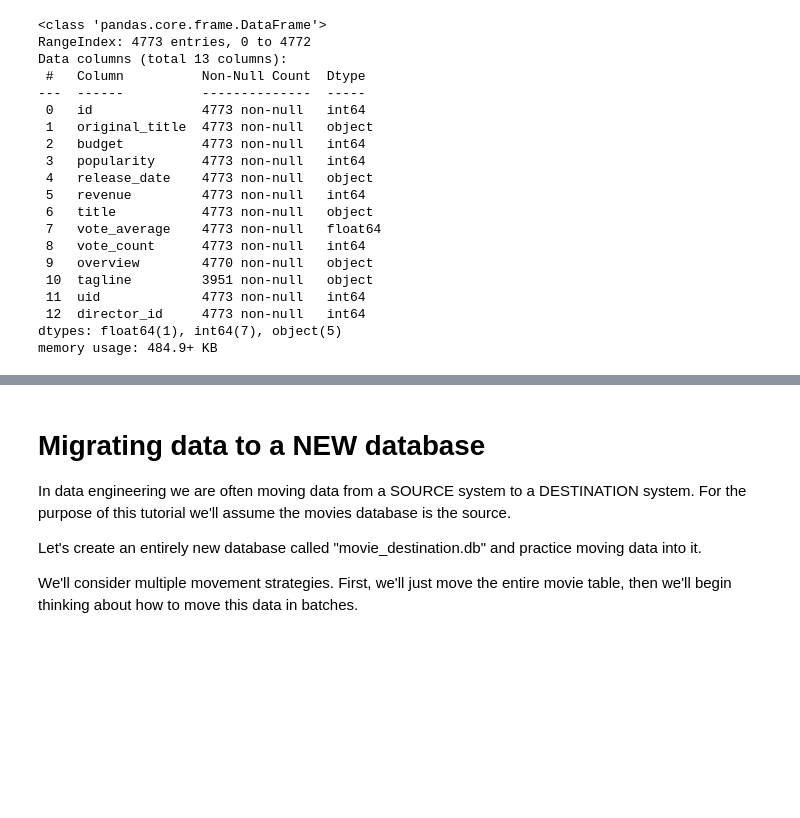
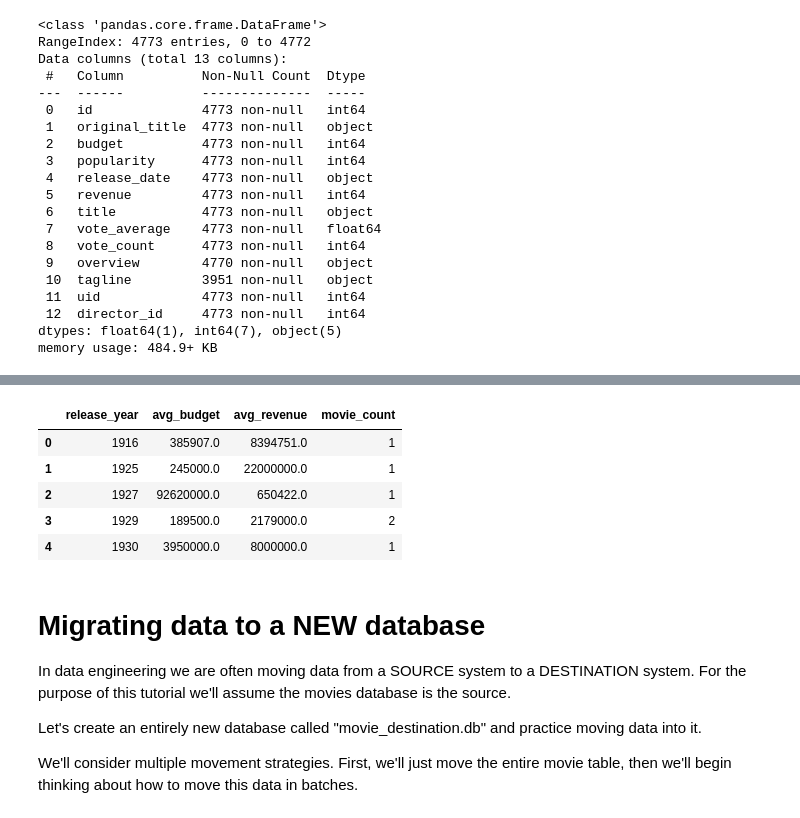
Before and after one commit to matthewpecsok/data_engineering, a Jupyter notebook: tutorials/de_tutorial_2.ipynb, the cells around one changed output, grey strips where cells are left out. Drawn from its saved outputs; the diff is of its cells as text; code cells hidden in the pictures; blank space fills up the shorter version.

```diff
--- a/tutorials/de_tutorial_2.ipynb
+++ b/tutorials/de_tutorial_2.ipynb
@@ -193,3 +199,22 @@ memory usage: 484.9+ KB
+# %%
+yearly_aggregates = pd.read_sql_query('''
+select
+  strftime('%Y',release_date) as release_year
+  ,avg(budget) as avg_budget
+  ,avg(revenue) as avg_revenue
+  ,count(1) as movie_count
+from movies
+group by release_year
+''',con_movie_source)
+# %%
+yearly_aggregates.head()
+# %% [output]
+|  | release_year | avg_budget | avg_revenue | movie_count |
+| 0 | 1916 | 385907.0 | 8394751.0 | 1 |
+| 1 | 1925 | 245000.0 | 22000000.0 | 1 |
+| 2 | 1927 | 92620000.0 | 650422.0 | 1 |
+| 3 | 1929 | 189500.0 | 2179000.0 | 2 |
+| 4 | 1930 | 3950000.0 | 8000000.0 | 1 |
 # %% [markdown]
 # Migrating data to a NEW database
 
```
Also changed, not shown: parts of 6 cells of this notebook.
